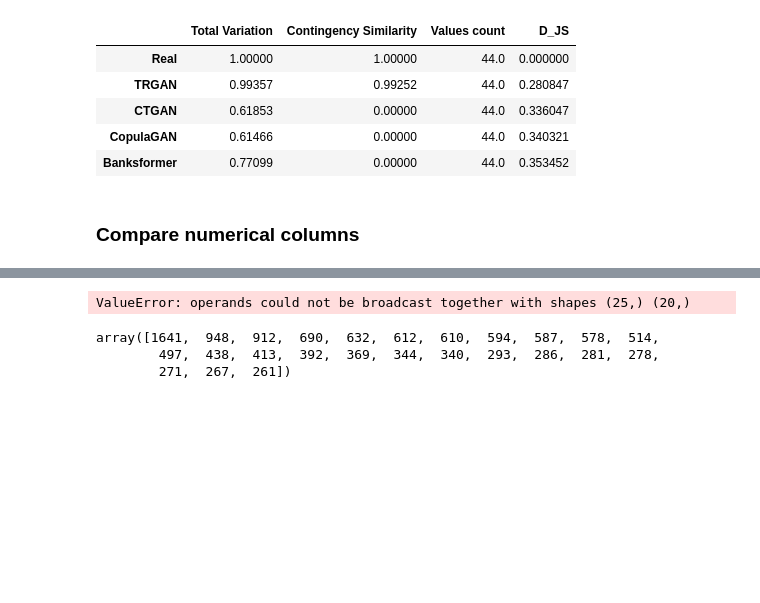
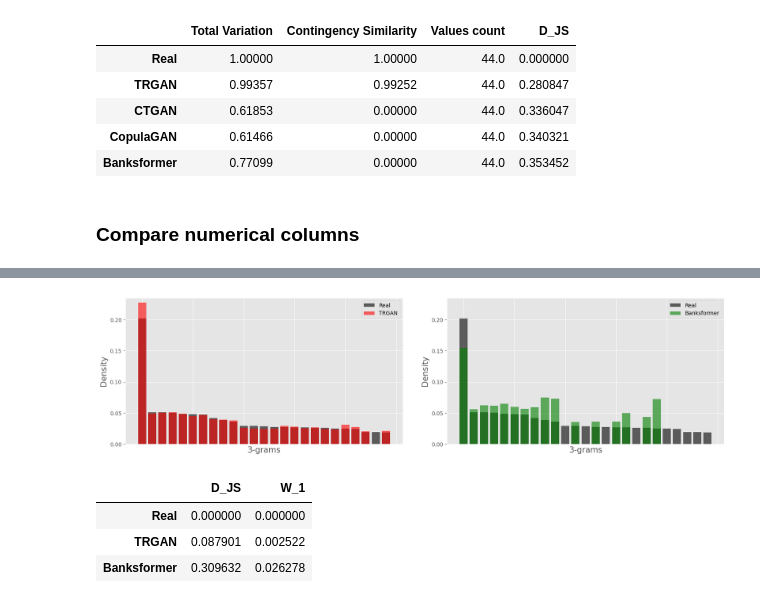
Before and after one commit to kirillzx/TRGAN, a Jupyter notebook: TRGAN_uk.ipynb, the cells around one changed output, grey strips where cells are left out. Saved outputs shown, nothing was run; the diff lists cells and outputs as text; code cells hidden in the pictures; blank space fills up the shorter version.

```diff
--- a/TRGAN_uk.ipynb
+++ b/TRGAN_uk.ipynb
@@ -807,2 +869,10 @@ compare_numerical_w_banksformer(data[['mcc', 'amount', 'transaction_date']], syn
+# %%
+compare_categorical_w_banksformer_3grams(data, synth_df, synth_banksformer)
+# %% [output]
+[figure, added]
+|  | D_JS | W_1 |
+| Real | 0.000000 | 0.000000 |
+| TRGAN | 0.087901 | 0.002522 |
+| Banksformer | 0.309632 | 0.026278 |
 # %%
 # synth_df.to_csv(f'Synthetic_data_{experiment_id}.csv', index=False)
@@ -869,10 +878,0 @@ def calculate_idx_3_grams(i_data, all_comb):
-# %%
-jensenshannon(real_3grams_count, trgan_3grams_count)
-# %% [output]
-ValueError: operands could not be broadcast together with shapes (25,) (20,)
-# %%
-real_3grams_count
-# %% [output]
-array([1641,  948,  912,  690,  632,  612,  610,  594,  587,  578,  514,
-        497,  438,  413,  392,  369,  344,  340,  293,  286,  281,  278,
-        271,  267,  261])
```
Also changed, not shown: parts of 16 cells of this notebook, 2 other files.
